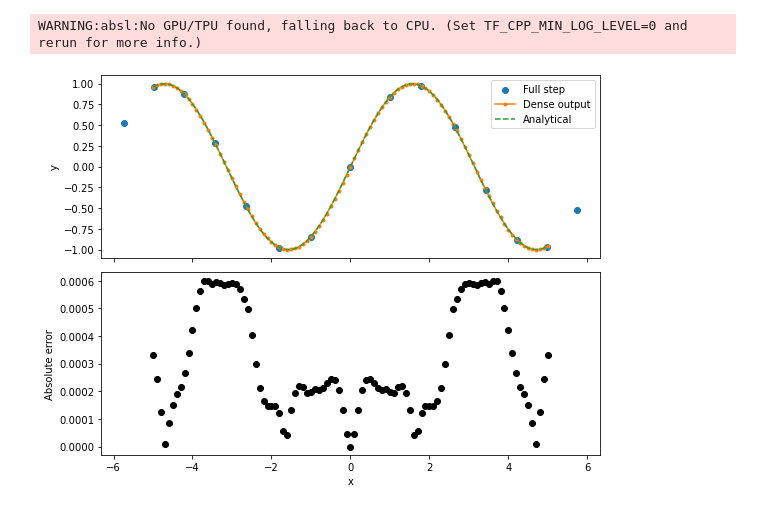
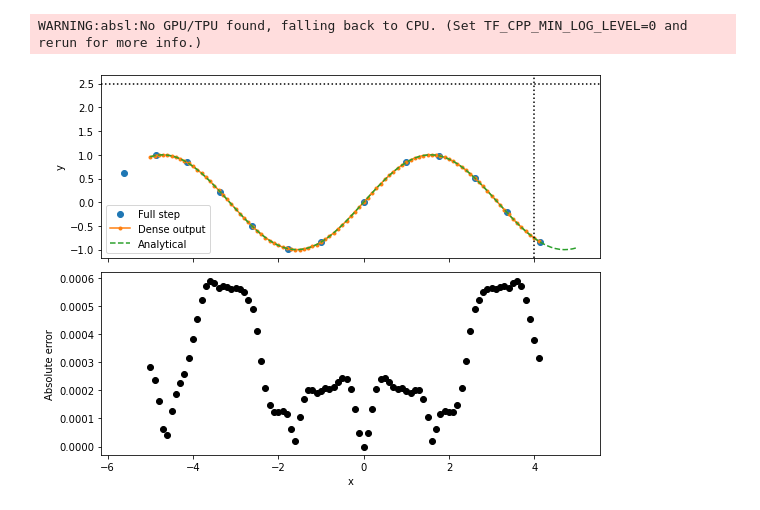
Before and after one commit to adxsrc/xaj, a Jupyter notebook: demos/demo2.ipynb, the cells around one changed output. Saved outputs shown, nothing was run; the diff lists cells and outputs as text; code cells hidden in the pictures.

```diff
--- a/demos/demo2.ipynb
+++ b/demos/demo2.ipynb
@@ -8,12 +8,15 @@ from jax import numpy as np
 def rhs(x, y):
     return np.array([y[1], -y[0]])
 
+def run(x, y):
+    return x < 4 and y[0] < 2.5
+
 x0 = 0
 y0 = np.array([0,1])
 # %% [output]
 WARNING:absl:No GPU/TPU found, falling back to CPU. (Set TF_CPP_MIN_LOG_LEVEL=0 and rerun for more info.)
 # %%
-ns = odeint(rhs, x0, y0, 1, atol=1e-3, rtol=0)
+ns = odeint(rhs, x0, y0, 1, atol=1e-3, rtol=0, filter=run)
 # %%
 x  = np.linspace(-5, 5, num=101)
 yn = ns(x)[:,0]
@@ -21,18 +24,20 @@ ya = np.sin(x)
 # %%
 from matplotlib import pyplot as plt
 
 fig, axes = plt.subplots(2,1, figsize=(8,6), sharex=True)
 
 axes[0].scatter(ns.xs, ns.ys[:,0], color='C0', label='Full step')
 axes[0].plot(x, yn, '.-',          color='C1', label='Dense output')
 axes[0].plot(x, ya, '--',          color='C2', label='Analytical')
 axes[1].scatter(x, abs(yn-ya),     color='k')
 
+axes[0].axvline(x=4,   ls=':', color='k')
+axes[0].axhline(y=2.5, ls=':', color='k')
 axes[0].legend()
 axes[0].set_ylabel('y')
 axes[1].set_ylabel('Absolute error')
 axes[1].set_xlabel('x')
 
 fig.tight_layout()
 # %% [output]
-[figure, old version]
+[figure, new version]
```
Also changed, not shown: 2 other files.
